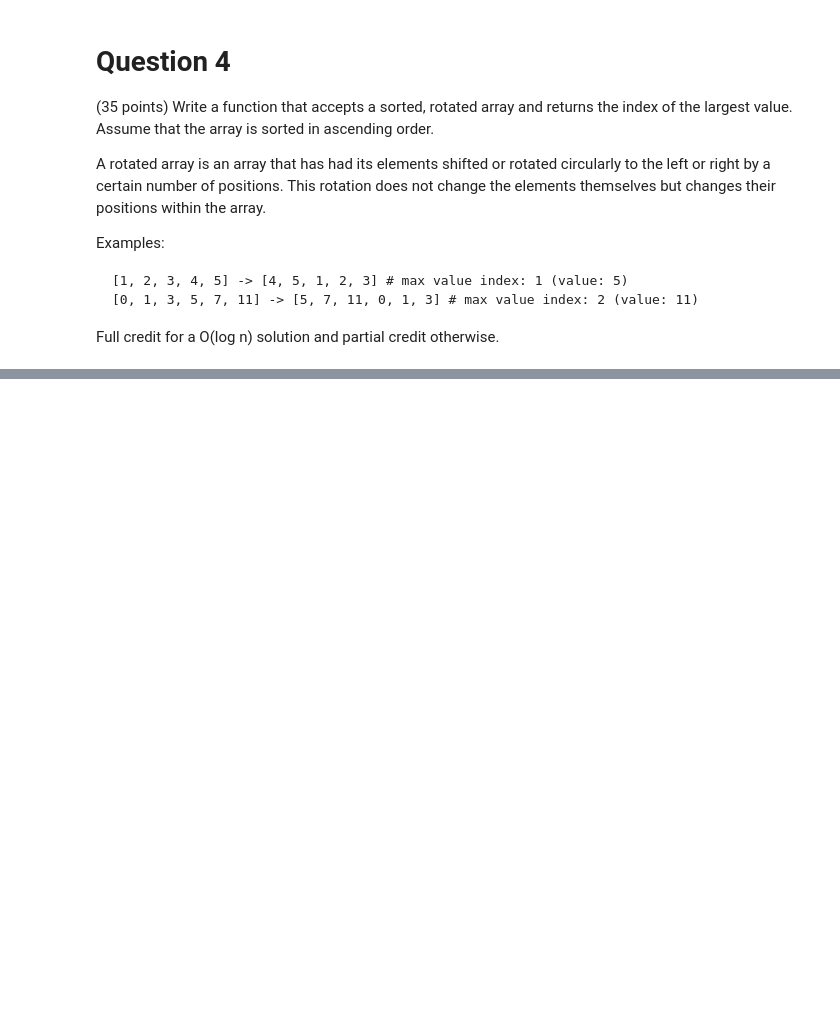
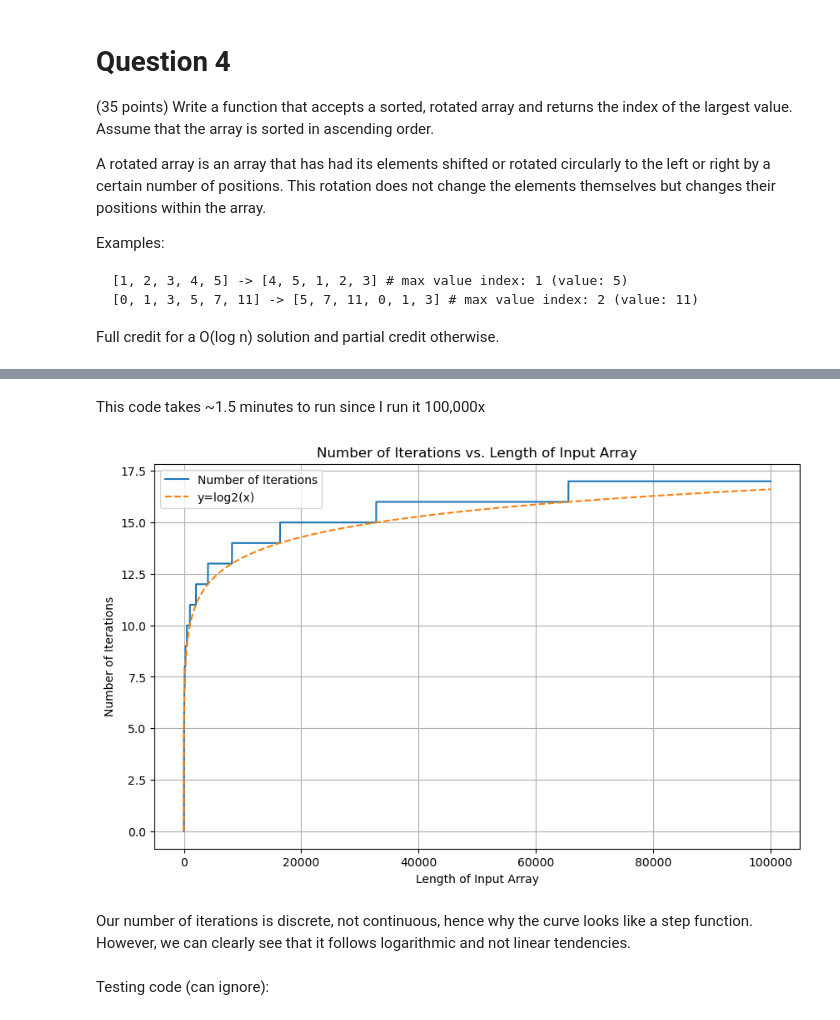
Before and after one commit to ng4567/data-structures-algos, a Jupyter notebook: HW1.ipynb, the cells around one changed output, grey strips where cells are left out. Saved outputs shown, nothing was run; the diff lists cells and outputs as text; code cells hidden in the pictures; blank space fills up the shorter version.

```diff
--- a/HW1.ipynb
+++ b/HW1.ipynb
@@ -166,0 +195,52 @@ Full credit for a O(log n) solution and partial credit otherwise.
+# %%
+def rotated_binary_search(array: list[int]) -> int:
+    left_pointer = 0
+    right_pointer = len(array) - 1
+
+    iterations = 0
+
+    while left_pointer < right_pointer:
+        middle_index = (right_pointer + left_pointer) // 2
+
+        if array[middle_index] > array[right_pointer]: #if middle > right most, the greatest val is to the left of middle, or in the right half
+            print(f"Middle: {array[middle_index]} Right pointer: {right_pointer}, Array: {array}")
+            left_pointer = middle_index + 1
+        else:
+            right_pointer = middle_index # if not, the biggest value is to the left of the middle
+
+        iterations += 1
+
+    #left pointer is the smallest index. Left pointer - 1 is thus the biggest due to the rotation.
+    if left_pointer == 0: #but if the left_pointer == 0, it means the biggest index is the last value in the array
+        return len(array) - 1, len(array), iterations
+    return left_pointer - 1, len(array), iterations
+# %% [markdown]
+This code takes ~1.5 minutes to run since I run it 100,000x
+# %%
+iterations = []
+arr_length = []
+
+for i in range(100000):
+    tmp = [n for n in range(i)]
+    val, length, n_iterations = rotated_binary_search(tmp)
+    iterations.append(n_iterations)
+    arr_length.append(length)
+# %%
+import matplotlib.pyplot as plt
+import numpy as np
+
+plt.figure(figsize=(10, 6))
+plt.plot(arr_length, iterations, label='Number of Iterations')
+plt.plot(arr_length, np.log2(arr_length, where=(arr_length != 0)), label='y=log2(x)', linestyle='--')
+plt.xlabel('Length of Input Array')
+plt.ylabel('Number of Iterations')
+plt.legend()
+plt.title('Number of Iterations vs. Length of Input Array')
+plt.grid(True)
+plt.show()
+# %% [output]
+[figure, added]
+# %% [markdown]
+Our number of iterations is discrete, not continuous, hence why the curve looks like a step function. However, we can clearly see that it follows logarithmic and not linear tendencies.
+# %% [markdown]
+Testing code (can ignore):
```
Also changed, not shown: parts of 8 cells of this notebook.
